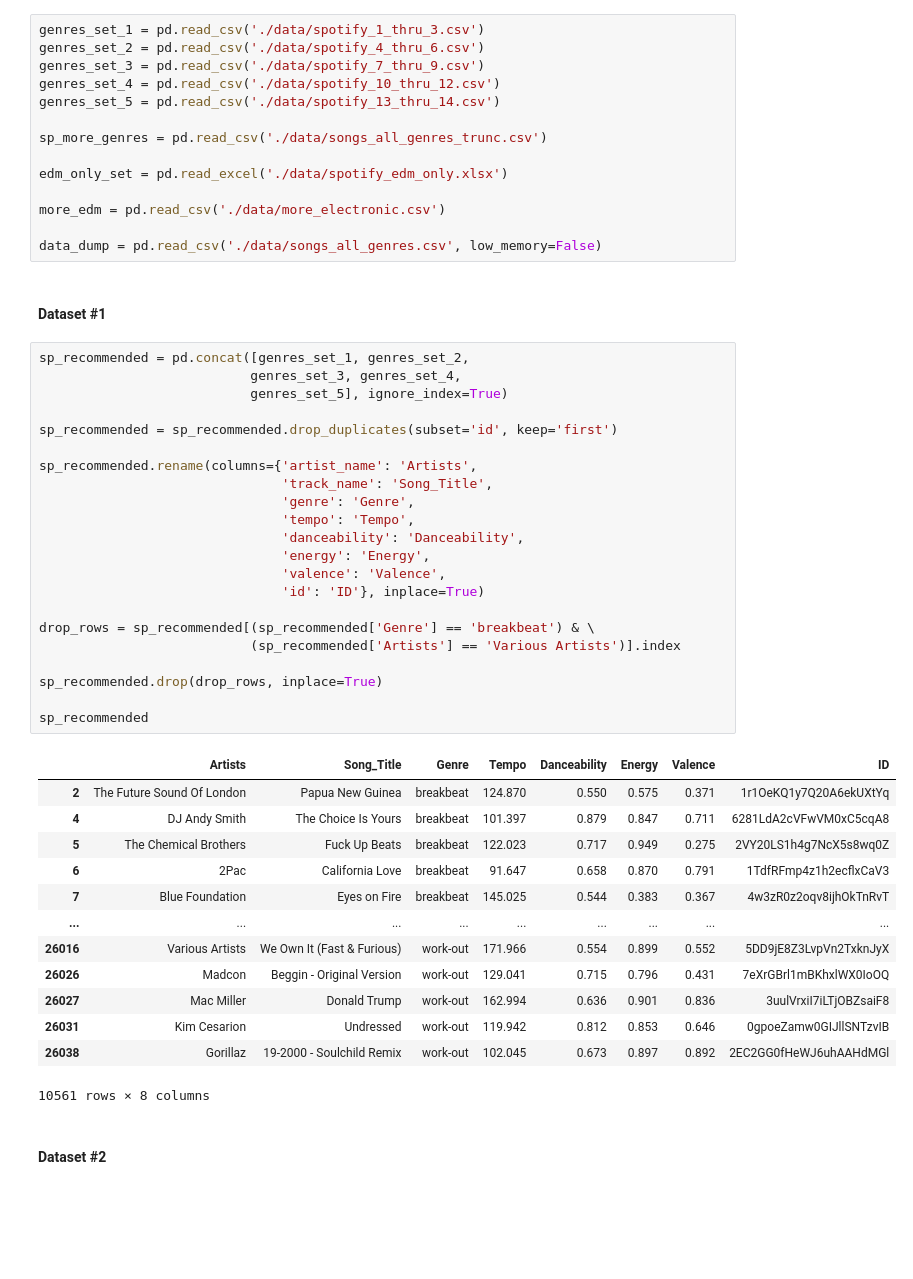
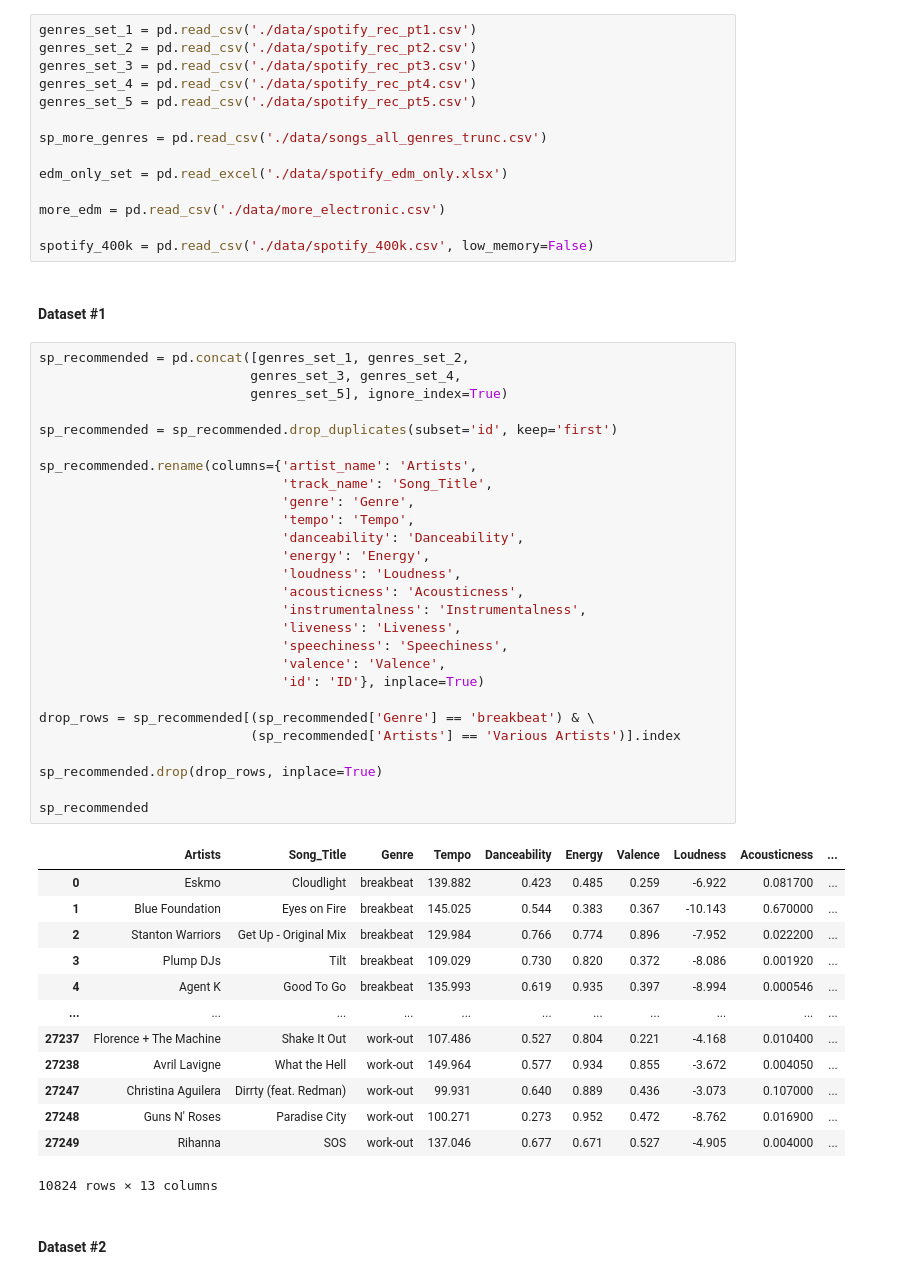
Before and after one commit to modernmediagrp/spotify-recommendation-system, a Jupyter notebook: main_notebook.ipynb, the cells around one changed output. Drawn from its saved outputs; the diff is of its cells as text; blank space fills up the shorter version.

```diff
--- a/main_notebook.ipynb
+++ b/main_notebook.ipynb
@@ -247,11 +254,11 @@ spotify_1 = spotify_dataset_by_genres(genres)
 # %% [markdown]
 ### Dataset Imports and Builds
 # %%
-genres_set_1 = pd.read_csv('./data/spotify_1_thru_3.csv')
-genres_set_2 = pd.read_csv('./data/spotify_4_thru_6.csv')
-genres_set_3 = pd.read_csv('./data/spotify_7_thru_9.csv')
-genres_set_4 = pd.read_csv('./data/spotify_10_thru_12.csv')
-genres_set_5 = pd.read_csv('./data/spotify_13_thru_14.csv')
+genres_set_1 = pd.read_csv('./data/spotify_rec_pt1.csv')
+genres_set_2 = pd.read_csv('./data/spotify_rec_pt2.csv')
+genres_set_3 = pd.read_csv('./data/spotify_rec_pt3.csv')
+genres_set_4 = pd.read_csv('./data/spotify_rec_pt4.csv')
+genres_set_5 = pd.read_csv('./data/spotify_rec_pt5.csv')
 
 sp_more_genres = pd.read_csv('./data/songs_all_genres_trunc.csv')
 
@@ -259,45 +266,50 @@ edm_only_set = pd.read_excel('./data/spotify_edm_only.xlsx')
 
 more_edm = pd.read_csv('./data/more_electronic.csv')
 
-data_dump = pd.read_csv('./data/songs_all_genres.csv', low_memory=False)
+spotify_400k = pd.read_csv('./data/spotify_400k.csv', low_memory=False)
 # %% [markdown]
 #### Dataset \#1
 # %%
 sp_recommended = pd.concat([genres_set_1, genres_set_2,
                            genres_set_3, genres_set_4,
                            genres_set_5], ignore_index=True)
 
 sp_recommended = sp_recommended.drop_duplicates(subset='id', keep='first')
 
 sp_recommended.rename(columns={'artist_name': 'Artists',
                                'track_name': 'Song_Title',
                                'genre': 'Genre',
                                'tempo': 'Tempo',
                                'danceability': 'Danceability',
                                'energy': 'Energy',
+                               'loudness': 'Loudness',
+                               'acousticness': 'Acousticness',
+                               'instrumentalness': 'Instrumentalness',
+                               'liveness': 'Liveness',
+                               'speechiness': 'Speechiness',
                                'valence': 'Valence',
                                'id': 'ID'}, inplace=True)
 
 drop_rows = sp_recommended[(sp_recommended['Genre'] == 'breakbeat') & \
                            (sp_recommended['Artists'] == 'Various Artists')].index
 
 sp_recommended.drop(drop_rows, inplace=True)
 
 sp_recommended
 # %% [output]
-|  | Artists | Song_Title | Genre | Tempo | Danceability | Energy | Valence | ID |
-| 2 | The Future Sound Of London | Papua New Guinea | breakbeat | 124.870 | 0.550 | 0.575 | 0.371 | 1r1OeKQ1y7Q20A6ekUXtYq |
-| 4 | DJ Andy Smith | The Choice Is Yours | breakbeat | 101.397 | 0.879 | 0.847 | 0.711 | 6281LdA2cVFwVM0xC5cqA8 |
-| 5 | The Chemical Brothers | Fuck Up Beats | breakbeat | 122.023 | 0.717 | 0.949 | 0.275 | 2VY20LS1h4g7NcX5s8wq0Z |
-| 6 | 2Pac | California Love | breakbeat | 91.647 | 0.658 | 0.870 | 0.791 | 1TdfRFmp4z1h2ecflxCaV3 |
-| 7 | Blue Foundation | Eyes on Fire | breakbeat | 145.025 | 0.544 | 0.383 | 0.367 | 4w3zR0z2oqv8ijhOkTnRvT |
-| ... | ... | ... | ... | ... | ... | ... | ... | ... |
-| 26016 | Various Artists | We Own It (Fast & Furious) | work-out | 171.966 | 0.554 | 0.899 | 0.552 | 5DD9jE8Z3LvpVn2TxknJyX |
-| 26026 | Madcon | Beggin - Original Version | work-out | 129.041 | 0.715 | 0.796 | 0.431 | 7eXrGBrl1mBKhxlWX0IoOQ |
-| 26027 | Mac Miller | Donald Trump | work-out | 162.994 | 0.636 | 0.901 | 0.836 | 3uulVrxiI7iLTjOBZsaiF8 |
-| 26031 | Kim Cesarion | Undressed | work-out | 119.942 | 0.812 | 0.853 | 0.646 | 0gpoeZamw0GIJllSNTzvIB |
-| 26038 | Gorillaz | 19-2000 - Soulchild Remix | work-out | 102.045 | 0.673 | 0.897 | 0.892 | 2EC2GG0fHeWJ6uhAAHdMGl |
+|  | Artists | Song_Title | Genre | Tempo | Danceability | Energy | Valence | Loudness | Acousticness | ... |
+| 0 | Eskmo | Cloudlight | breakbeat | 139.882 | 0.423 | 0.485 | 0.259 | -6.922 | 0.081700 | ... |
+| 1 | Blue Foundation | Eyes on Fire | breakbeat | 145.025 | 0.544 | 0.383 | 0.367 | -10.143 | 0.670000 | ... |
+| 2 | Stanton Warriors | Get Up - Original Mix | breakbeat | 129.984 | 0.766 | 0.774 | 0.896 | -7.952 | 0.022200 | ... |
+| 3 | Plump DJs | Tilt | breakbeat | 109.029 | 0.730 | 0.820 | 0.372 | -8.086 | 0.001920 | ... |
+| 4 | Agent K | Good To Go | breakbeat | 135.993 | 0.619 | 0.935 | 0.397 | -8.994 | 0.000546 | ... |
+| ... | ... | ... | ... | ... | ... | ... | ... | ... | ... | ... |
+| 27237 | Florence + The Machine | Shake It Out | work-out | 107.486 | 0.527 | 0.804 | 0.221 | -4.168 | 0.010400 | ... |
+| 27238 | Avril Lavigne | What the Hell | work-out | 149.964 | 0.577 | 0.934 | 0.855 | -3.672 | 0.004050 | ... |
+| 27247 | Christina Aguilera | Dirrty (feat. Redman) | work-out | 99.931 | 0.640 | 0.889 | 0.436 | -3.073 | 0.107000 | ... |
+| 27248 | Guns N' Roses | Paradise City | work-out | 100.271 | 0.273 | 0.952 | 0.472 | -8.762 | 0.016900 | ... |
+| 27249 | Rihanna | SOS | work-out | 137.046 | 0.677 | 0.671 | 0.527 | -4.905 | 0.004000 | ... |
-10561 rows × 8 columns
+10824 rows × 13 columns
 # %% [markdown]
 #### Dataset \#2
 # %%
```
Also changed, not shown: parts of 47 cells of this notebook, 8 other files.
